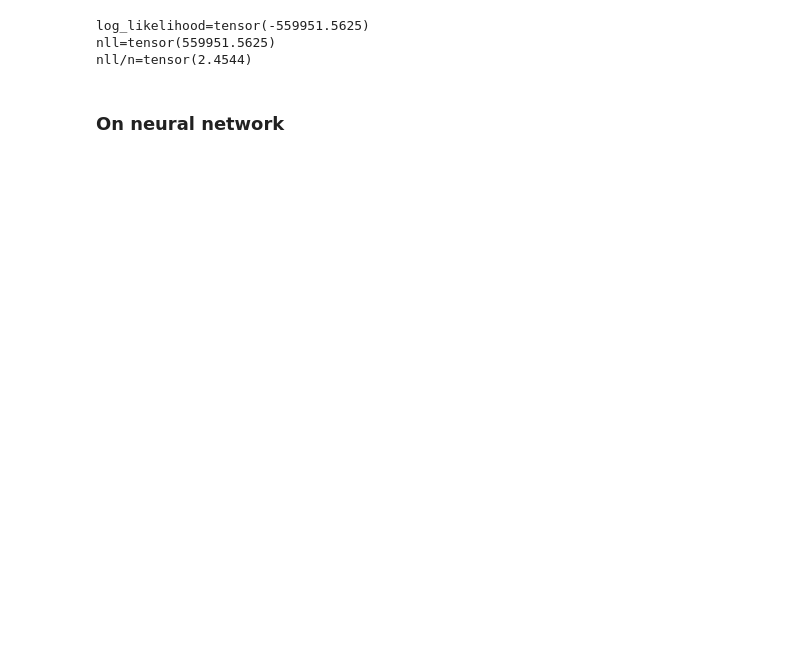
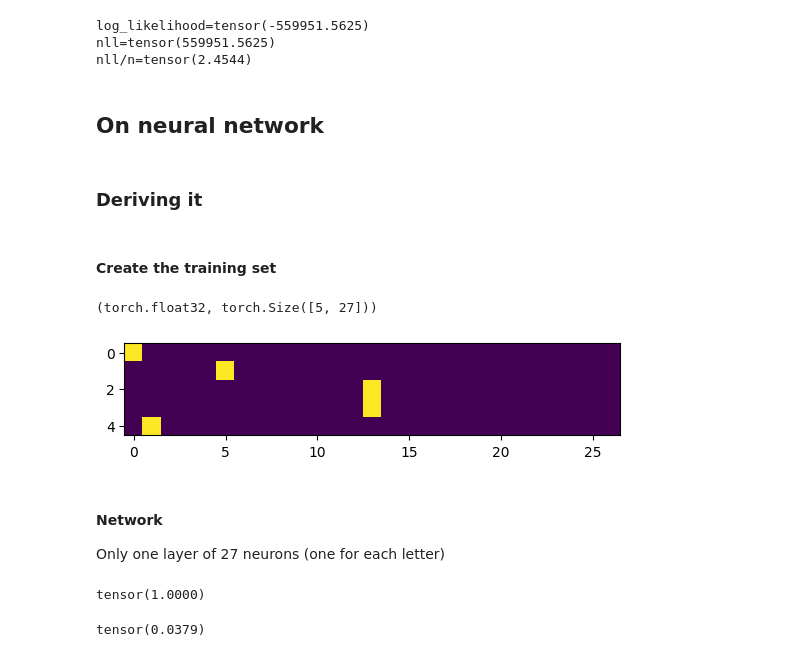
Before and after one commit to annapanfil/ml, a Jupyter notebook: NNs_makemore/makemore.ipynb, the cells around one changed output. Cells and saved outputs as stored; diff of their text form; code cells hidden in the pictures; blank space fills up the shorter version.

```diff
--- a/NNs_makemore/makemore.ipynb
+++ b/NNs_makemore/makemore.ipynb
@@ -184,4 +173,36 @@ log_likelihood=tensor(-559951.5625)
 nll=tensor(559951.5625)
 nll/n=tensor(2.4544)
 # %% [markdown]
-### On neural network
+## On neural network
+# %% [markdown]
+### Deriving it
+# %% [markdown]
+#### Create the training set
+# %%
+xs, ys = [], []
+
+for w in words[:1]:
+    chs = ['.'] + list(w) + ['.'] # add special chars for start and end
+    for ch1, ch2 in zip(chs, chs[1:]):
+        ix1 = stoi[ch1]
+        ix2 = stoi[ch2]
+        xs.append(ix1)
+        ys.append(ix2)
+
+xs = torch.tensor(xs)
+ys = torch.tensor(ys)
+# torch.tensor infers the dtype from the input and torch.Tensor takes float32. So it's better to use torch.tensor
+# %%
+# one-hot encoding
+import torch.nn.functional as F
+xenc = F.one_hot(xs, num_classes=27).float() # we can feed NN only with floats
+# %%
+plt.imshow(xenc)
+xenc.dtype, xenc.shape
+# %% [output]
+(torch.float32, torch.Size([5, 27]))
+[figure, added]
+# %% [markdown]
+#### Network
+
+Only one layer of 27 neurons (one for each letter)
@@ -187,0 +212,13 @@ nll/n=tensor(2.4544)
+# %%
+logits = (xenc @ W) # log-counts
+# softmax – normalize to sum to one and be all positive
+counts = logits.exp() # equivalent N (counts)
+probs = counts/ counts.sum(1, keepdims=True)
+probs[0].sum()
+# %% [output]
+tensor(1.0000)
+# %%
+xenc @ W    # (n, ~27~) @ (~27~, 27) = (n, 27)
+(xenc @ W) [3, 13] # 13th neuron for 3rd input
+# %% [output]
+tensor(0.0379)
```
Also changed, not shown: parts of 10 cells of this notebook.
